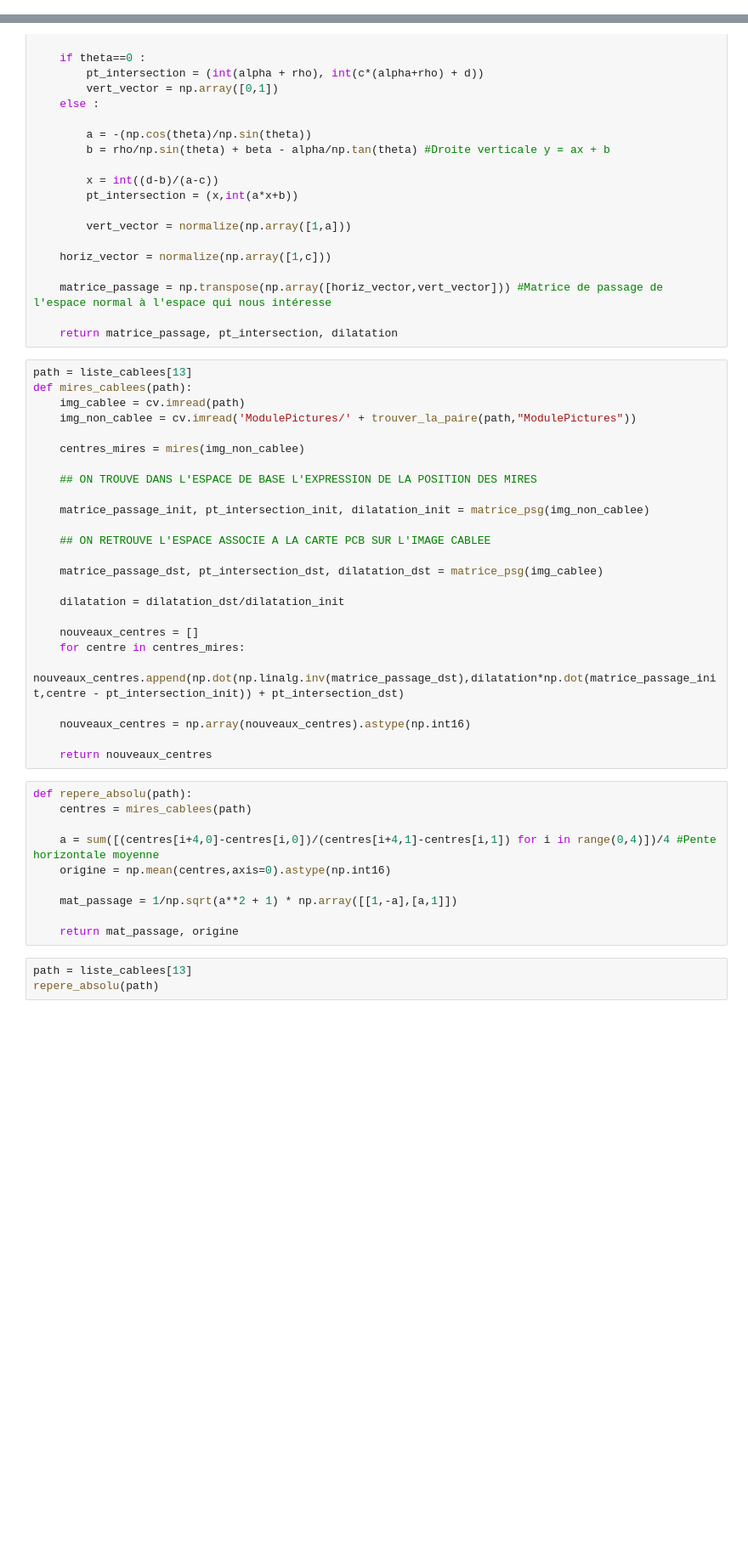
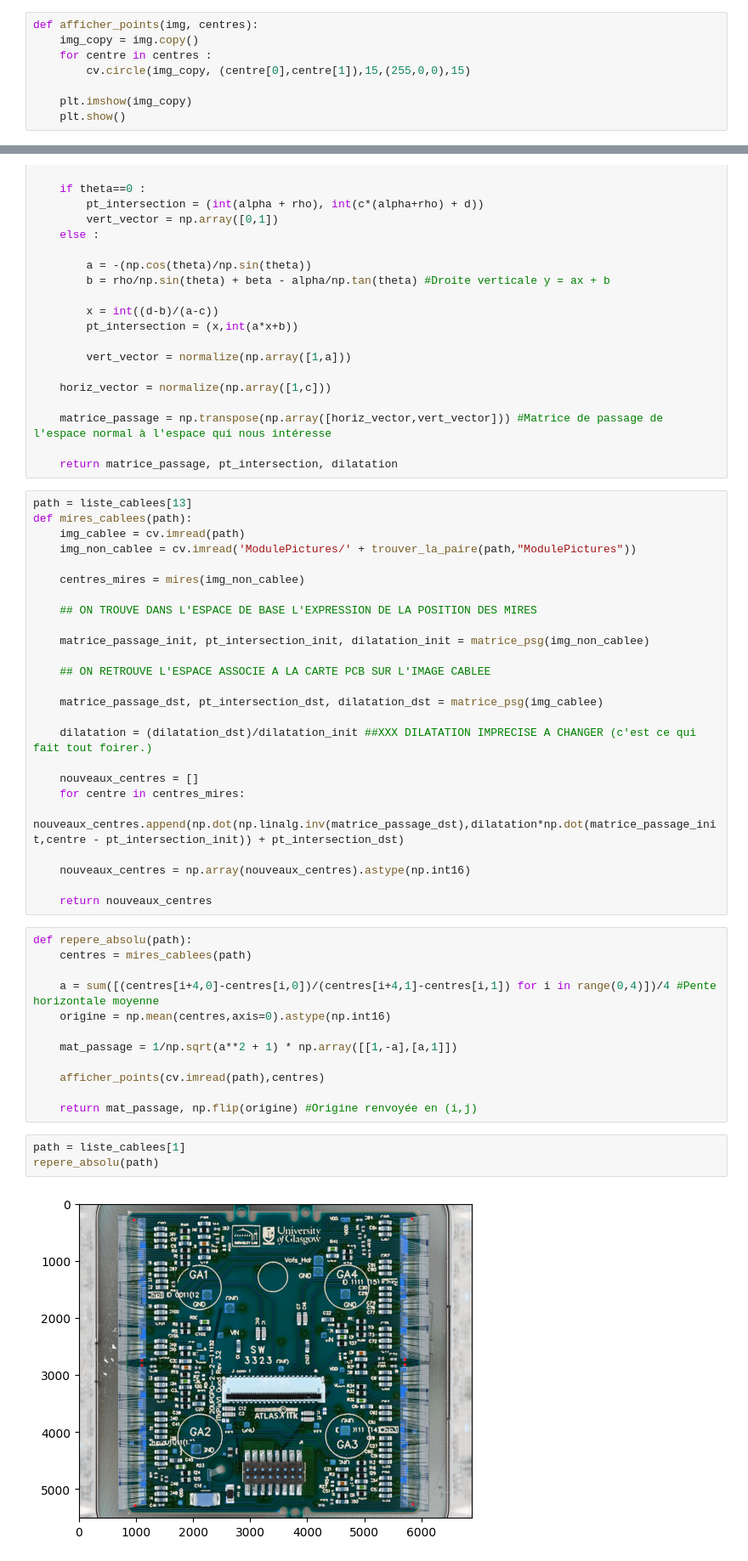
Before and after one commit to GabrielVandersippe/cern-cablage, a Jupyter notebook: gabriel.ipynb, the cells around one changed output, grey strips where cells are left out. Shown at 85% size. Cells and saved outputs as stored; diff of their text form; blank space fills up the shorter version.

```diff
--- a/gabriel.ipynb
+++ b/gabriel.ipynb
@@ -138,6 +148,14 @@ def afficher(img) :
     cv.imshow("Image", img)
     cv.waitKey(0)
     cv.destroyAllWindows()
+# %%
+def afficher_points(img, centres):
+    img_copy = img.copy()
+    for centre in centres :
+        cv.circle(img_copy, (centre[0],centre[1]),15,(255,0,0),15)
+
+    plt.imshow(img_copy)
+    plt.show()
 # %%
 def rotation_mires(path): #prend en argument une image cablée, renvoie la rotation des mires.
     img_cablee = cv.imread(path)
@@ -229,7 +247,7 @@ def mires_cablees(path):
 
     matrice_passage_dst, pt_intersection_dst, dilatation_dst = matrice_psg(img_cablee)
 
-    dilatation = dilatation_dst/dilatation_init
+    dilatation = (dilatation_dst)/dilatation_init ##XXX DILATATION IMPRECISE A CHANGER (c'est ce qui fait tout foirer.)
 
     nouveaux_centres = []
     for centre in centres_mires:
@@ -247,8 +265,11 @@ def repere_absolu(path):
 
     mat_passage = 1/np.sqrt(a**2 + 1) * np.array([[1,-a],[a,1]])
 
-    return mat_passage, origine
+    afficher_points(cv.imread(path),centres)
+
+    return mat_passage, np.flip(origine) #Origine renvoyée en (i,j)
 # %%
-path = liste_cablees[13]
+path = liste_cablees[1]
 repere_absolu(path)
 # %% [output]
+[figure, added]
```
Also changed, not shown: parts of 6 cells of this notebook, 1 other file.
